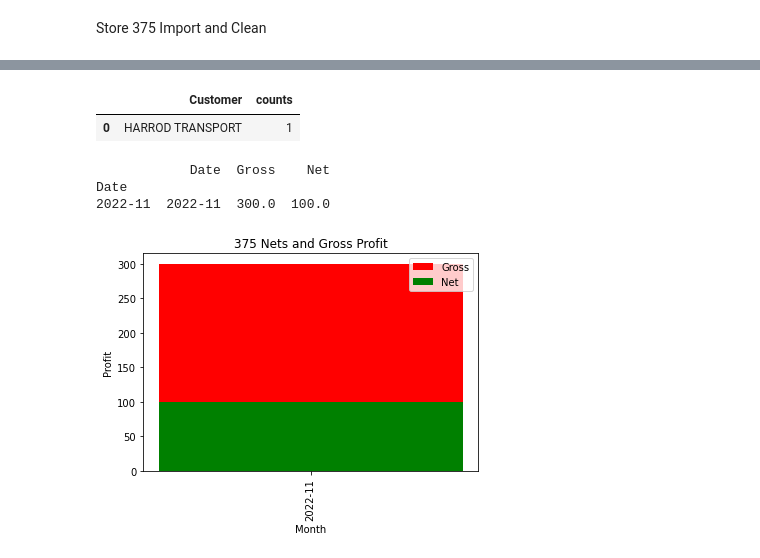
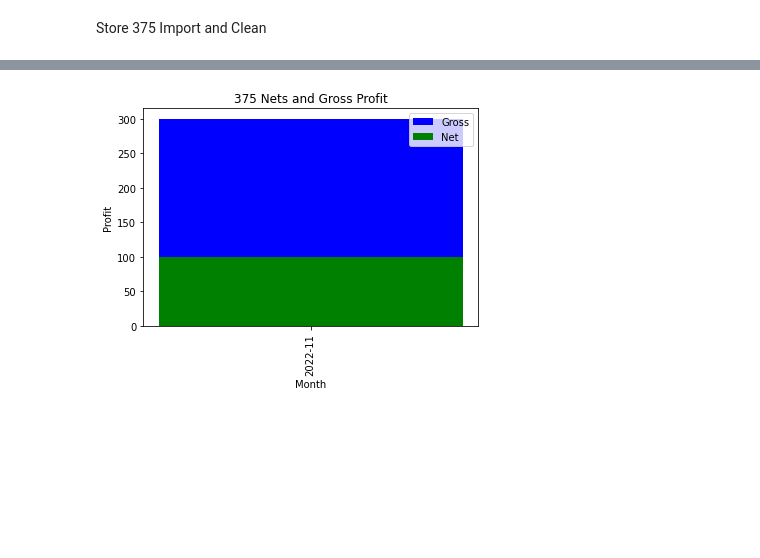
Before and after one commit to dmorton714/vis, a Jupyter notebook: import_ready.ipynb, the cells around one changed output, grey strips where cells are left out. Saved outputs shown, nothing was run; the diff lists cells and outputs as text; code cells hidden in the pictures; blank space fills up the shorter version.

```diff
--- a/import_ready.ipynb
+++ b/import_ready.ipynb
@@ -460,7 +323,7 @@ plt.show()
 # %% [markdown]
 Store 375 Import and Clean
 # %%
-df4 = pd.read_excel (r'375.xlsx',header=[3])
+df4 = pd.read_excel (r'input/375.xlsx',header=[3])
 df4.drop(columns=['Transaction Type', 'Reference Number', 'Customer Vendor #','Inventory Balance', 'Transaction Date.1','Reference Number.1', 'Created By', 'Created Date', 'Inventory Quantity','Transaction Type.1', 'Created Time', 'Last Changed By', 'Last Changed Date','Receiving PO Number', 'Last Changed Time' ], inplace=True)
 df4.rename(columns={'Customer/Vendor Name' : 'Customer', 'Non-Inventory Quantity': 'Qty', 'Transaction Date' : 'Date'}, inplace=True)
 df4 = df4[df4.Customer != "TRANSFERS TO #372 J'VILLE"]
@@ -490,18 +353,3 @@ Net_Gross275 = {
     'Gross' : df4['Gross'].sum(),
     'Net' : df4['Net'].sum()
 }
-
-plt.title("375 Total Net and Gross")
-data = Net_Gross275
-names = list(data.keys())
-values = list(data.values())
-
-plt.bar(range(len(data)), values, tick_label=names)
-plt.xticks(range(len(names)), names, rotation='vertical')
-plt.show()
-
-Total_Gross = df4['Gross'].sum()
-Total_net = df4['Net'].sum()
-
-print('Total Gross:',(Total_Gross))
-print('Total Net:',(Total_net))
@@ -513,10 +357,9 @@ Total Net: 100.0
 by_cust =(df4['Customer']).value_counts().sort_index()
 df4_customer = by_cust.rename_axis('Customer').reset_index(name='counts')
 df4_customer.sort_values(by=['counts'], ascending=False, inplace=True)
+df4_customer = df4_customer.reset_index(drop=True)
 df4_customer
+df4_customer.to_csv(r'output/375_customers.csv', index=False)
-# %% [output]
-|  | Customer | counts |
-| 0 | HARROD TRANSPORT | 1 |
 # %%
 df4['Date'] = pd.to_datetime(df4['Date'])
 df4['Date'] = df4['Date'].dt.strftime('%Y-%m')
@@ -527,38 +370,33 @@ agg_functions = {'Date': 'first', 'Gross': 'sum', 'Net': 'sum'}
 # #create new DataFrame by combining rows with same id values
 df4 = df4.groupby(df4['Date']).aggregate(agg_functions)
 
-print(df4)
-
-# df_new.to_csv(r'df5.csv', index=False)
+# print(df4)
-# %% [output]
-            Date  Gross    Net
-Date
-2022-11  2022-11  300.0  100.0
 # %%
 # x-coordinates of left sides of bars
 left = df4['Date']
 
 # heights of bars
 Gross = df4['Gross']
 Net = df4['Net']
 
 # labels for bars
 tick_label = df4['Date']
 
 # plotting a bar chart
-plt.bar(left, Gross, tick_label = tick_label, width = 0.8, color = ['red'], label = 'Gross')
+plt.bar(left, Gross, tick_label = tick_label, width = 0.8, color = ['blue'], label = 'Gross')
 plt.bar(left, Net, tick_label = tick_label, width = 0.8, color = ['green'], label = 'Net' )
 plt.xticks(rotation='vertical')
 
 # naming the x-axis
 plt.xlabel('Month')
 # naming the y-axis
 plt.ylabel('Profit')
 # plot title
 plt.title('375 Nets and Gross Profit')
 plt.legend(loc="best")
 # function to show the plot
-plt.show()
+plt.savefig('output/375_gnp.jpg', dpi=100, bbox_inches = 'tight')
+# plt.show()
 # %% [output]
-[figure, old version]
+[figure, new version]
 # %%
```
Also changed, not shown: parts of 28 cells of this notebook, 22 other files.
